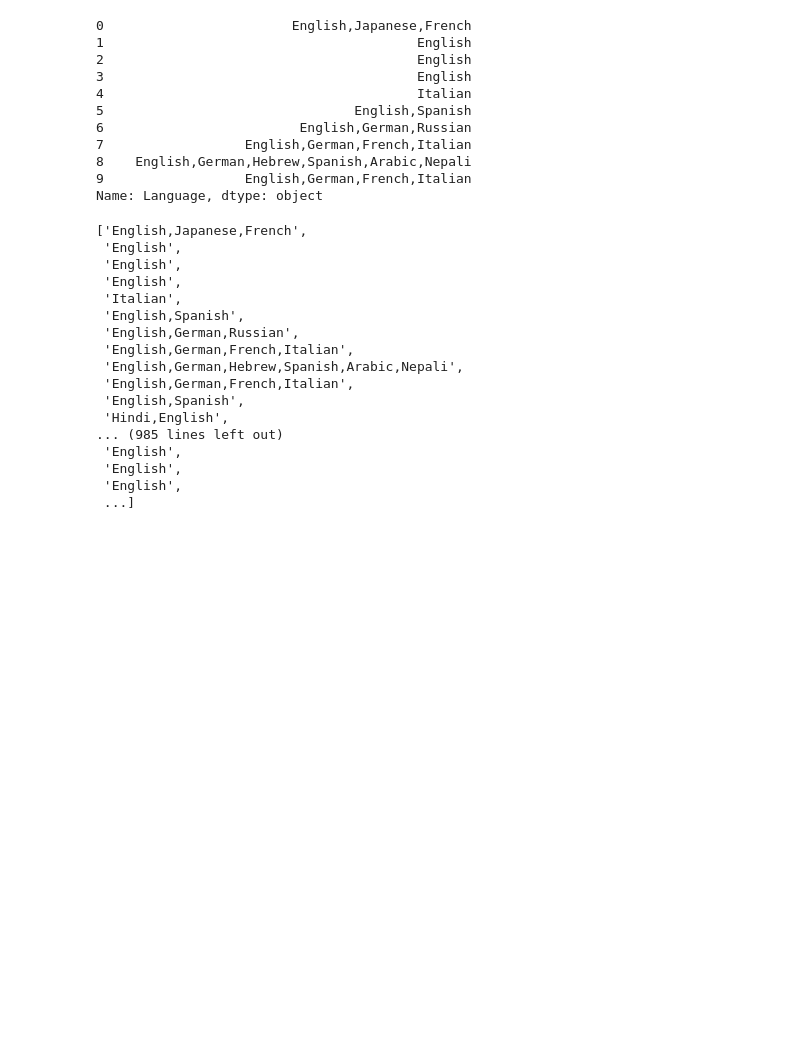
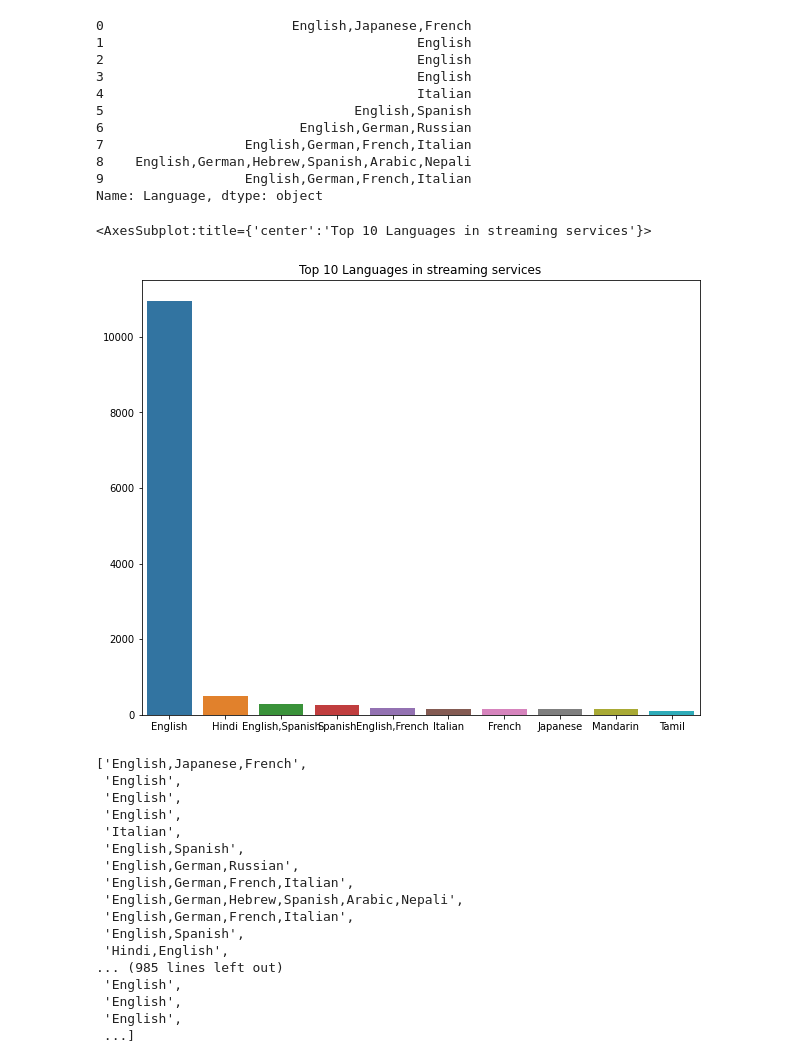
Before and after one commit to abdennourkhorchani/movie_services_dataset_analysis, a Jupyter notebook: movie_services_dataset_analysis-checkpoint.ipynb, the cells around one changed output. Saved outputs shown, nothing was run; the diff lists cells and outputs as text; code cells hidden in the pictures; blank space fills up the shorter version.

```diff
--- a/movie_services_dataset_analysis-checkpoint.ipynb
+++ b/movie_services_dataset_analysis-checkpoint.ipynb
@@ -280,4 +282,12 @@ df['Language'].head(10)
 8    English,German,Hebrew,Spanish,Arabic,Nepali
 9                  English,German,French,Italian
 Name: Language, dtype: object
+# %%
+Languages =  df['Language'].value_counts().head(10)
+plt.figure(figsize=(10,8))
+plt.title('Top 10 Languages in streaming services')
+sns.barplot(x=Languages.index,y=Languages.values)
+# %% [output]
+<AxesSubplot:title={'center':'Top 10 Languages in streaming services'}>
+[figure, added]
 # %%
```
Also changed, not shown: parts of 11 cells of this notebook.
